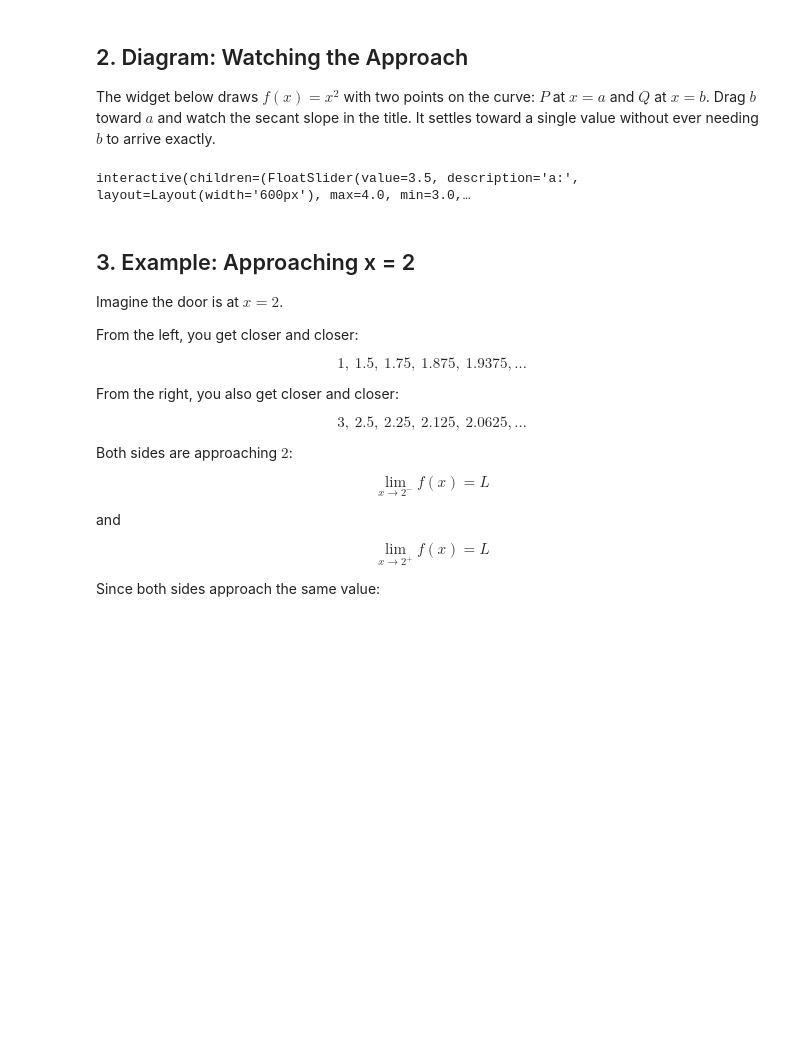
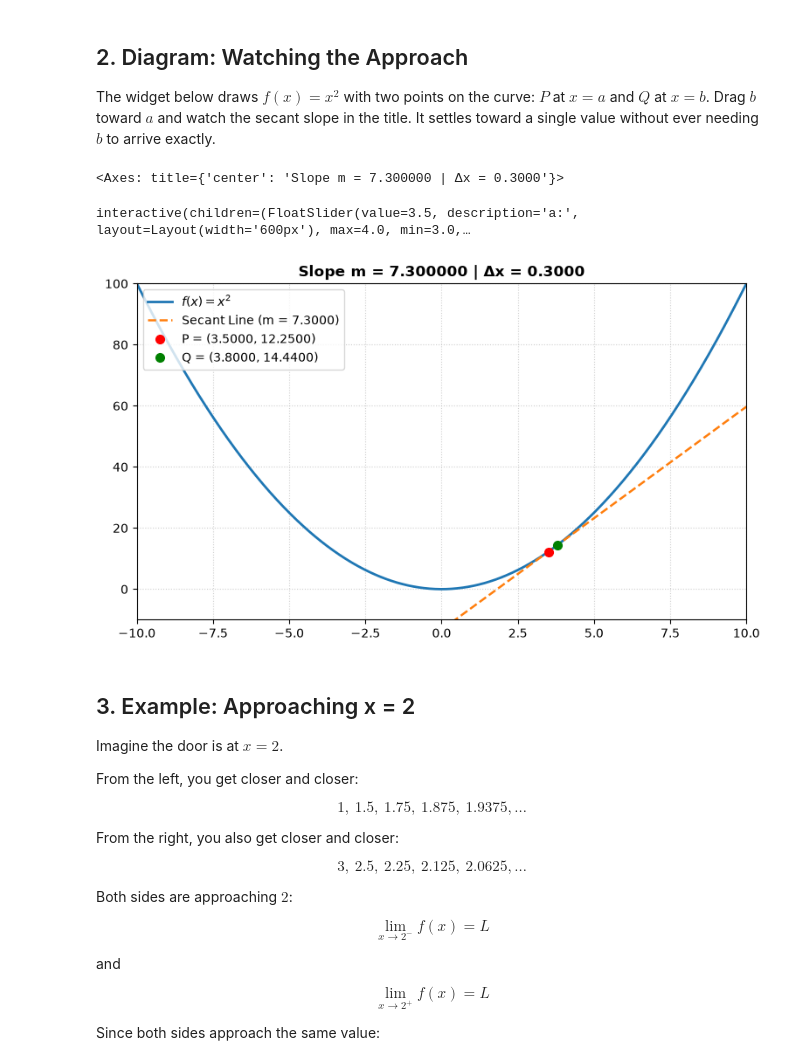
Before and after one commit to minchillo4/math, a Jupyter notebook: notebooks/calculus/01/lessons/limit_definition.ipynb, the cells around one changed output. Saved outputs shown, nothing was run; the diff lists cells and outputs as text; code cells hidden in the pictures; blank space fills up the shorter version.

Commit message:
Move secant plot into math_study.plotting.limits and rework calculus limit lesson

```diff
--- a/notebooks/calculus/01/lessons/01_limit.ipynb
+++ b/notebooks/calculus/01/lessons/limit_definition.ipynb
@@ -59,64 +61,21 @@ The important idea is:
 
 The widget below draws $f(x) = x^2$ with two points on the curve: $P$ at $x = a$ and $Q$ at $x = b$. Drag $b$ toward $a$ and watch the secant slope in the title. It settles toward a single value without ever needing $b$ to arrive exactly.
 # %%
-# Base function: f(x) = x^2
-def f(x):
-    return x**2
+def plot_secant_demo(a=3.5000, b=3.8000, zoom_in=False):
+    return plot_secant_slope(a=a, b=b, zoom_in=zoom_in)
 
-def plot_precision(a=3.5000, b=3.8000, zoom_in=False):
-    fig, ax = plt.subplots(figsize=(9, 5), dpi=100)
-
-    # Calculate slope m
-    if abs(b - a) < 1e-9:
-        m = 2 * a  # Exact derivative (limit as b -> a)
-        secant_label = f"Tangent Line (m = {m:.4f})"
-    else:
-        m = (f(b) - f(a)) / (b - a)
-        secant_label = f"Secant Line (m = {m:.4f})"
-
-    # Range configuration (Zoom view vs Global view)
-    if zoom_in:
-        # Focus closely around point a
-        x_min, x_max = a - 0.05, a + 0.05
-        y_min, y_max = f(a) - 0.5, f(a) + 0.5
-    else:
-        # Full view
-        x_min, x_max = -10, 10
-        y_min, y_max = -10, 100
-
-    x_vals = np.linspace(x_min, x_max, 1000)
-
-    # Plot f(x)
-    ax.plot(x_vals, f(x_vals), label="$f(x) = x^2$", color="#1f77b4", lw=2)
-
-    # Plot Secant / Tangent Line: y = f(a) + m*(x - a)
-    y_secant = f(a) + m * (x_vals - a)
-    ax.plot(x_vals, y_secant, "--", label=secant_label, color="#ff7f0e", lw=1.8)
-
-    # Plot Points P and Q
-    ax.plot(a, f(a), "ro", markersize=7, label=f"P = ({a:.4f}, {f(a):.4f})")
-    ax.plot(b, f(b), "go", markersize=7, label=f"Q = ({b:.4f}, {f(b):.4f})")
-
-    # Graph Formatting
-    ax.set_xlim(x_min, x_max)
-    ax.set_ylim(y_min, y_max)
-    ax.grid(True, linestyle=":", alpha=0.6)
-    ax.set_title(f"Slope m = {m:.6f} | Δx = {(b - a):.4f}", fontsize=12, fontweight='bold')
-    ax.legend(loc="upper left", frameon=True)
-
-    plt.show()
-
-# 4-decimal place sliders (step = 0.0001)
 slider_layout = Layout(width='600px')
 
 interact(
-    plot_precision,
+    plot_secant_demo,
     a=FloatSlider(value=3.5000, min=3.0000, max=4.0000, step=0.0001, readout_format='.4f', layout=slider_layout, description='a:'),
     b=FloatSlider(value=3.8000, min=3.0000, max=4.0000, step=0.0001, readout_format='.4f', layout=slider_layout, description='b:'),
     zoom_in=False
 );
 # %% [output]
-interactive(children=(FloatSlider(value=3.5, description='a:', layout=Layout(width='600px'), max=4.0, min=3.0,…
+<Axes: title={'center': 'Slope m = 7.300000 | Δx = 0.3000'}>
+interactive(children=(FloatSlider(value=3.5, description='a:', layout=Layout(width='600px'), max=4.0, min=3.0,…
+[figure, added]
 # %% [markdown]
 <a id="3"></a>
 ## 3. Example: Approaching x = 2
```
Also changed, not shown: parts of 4 cells of this notebook, 3 other files.
